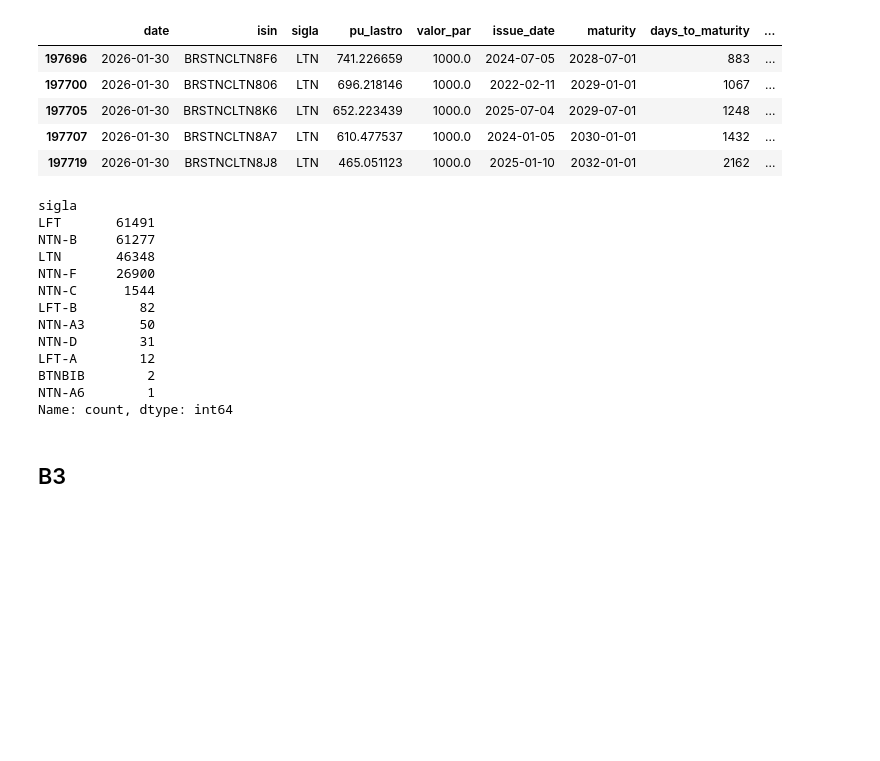
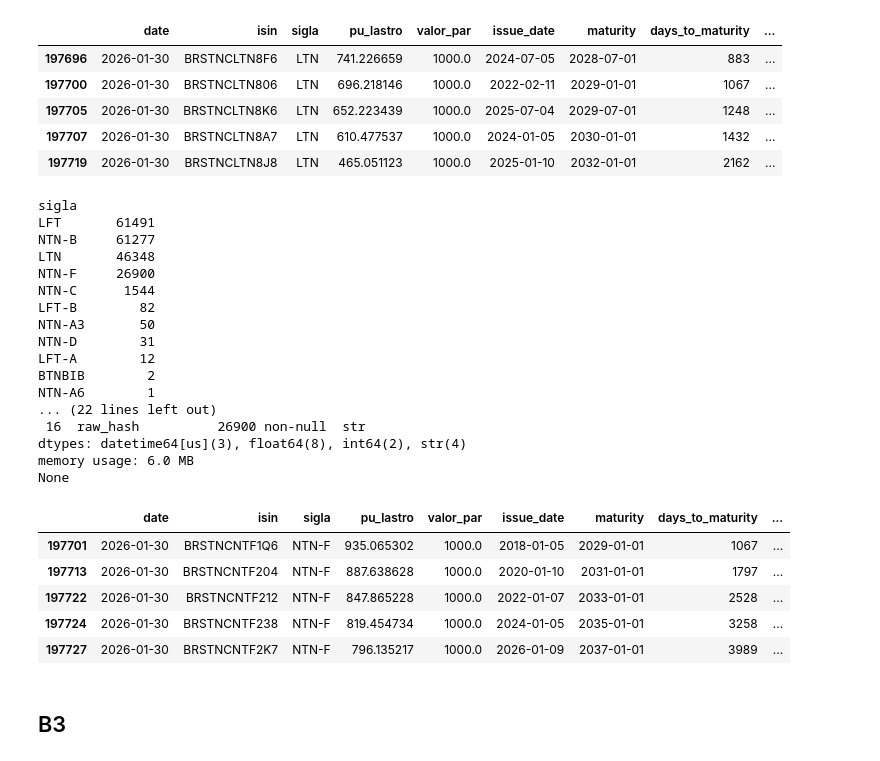
Before and after one commit to JuanRocha01/ML-ETTJ26, a Jupyter notebook: study/refined.ipynb, the cells around one changed output. Saved outputs shown, nothing was run; the diff lists cells and outputs as text; code cells hidden in the pictures; blank space fills up the shorter version.

```diff
--- a/study/refined.ipynb
+++ b/study/refined.ipynb
@@ -258,21 +258,33 @@ None
 | 197707 | 2026-01-30 | BRSTNCLTN8A7 | LTN | 610.477537 | 1000.0 | 2024-01-05 | 2030-01-01 | 1432 | ... |
 | 197719 | 2026-01-30 | BRSTNCLTN8J8 | LTN | 465.051123 | 1000.0 | 2025-01-10 | 2032-01-01 | 2162 | ... |
 # %%
-demab_refined["sigla"].value_counts()
+print(demab_refined["sigla"].value_counts())
+print(demab_refined[demab_refined["sigla"]=="NTN-F"].info())
+demab_refined[demab_refined["sigla"]=="NTN-F"].tail()
 # %% [output]
 sigla
 LFT       61491
 NTN-B     61277
 LTN       46348
 NTN-F     26900
 NTN-C      1544
 LFT-B        82
 NTN-A3       50
 NTN-D        31
 LFT-A        12
 BTNBIB        2
 NTN-A6        1
-Name: count, dtype: int64
+... (22 lines left out)
+ 16  raw_hash          26900 non-null  str
+dtypes: datetime64[us](3), float64(8), int64(2), str(4)
+memory usage: 6.0 MB
+None
+|  | date | isin | sigla | pu_lastro | valor_par | issue_date | maturity | days_to_maturity | ... |
+| 197701 | 2026-01-30 | BRSTNCNTF1Q6 | NTN-F | 935.065302 | 1000.0 | 2018-01-05 | 2029-01-01 | 1067 | ... |
+| 197713 | 2026-01-30 | BRSTNCNTF204 | NTN-F | 887.638628 | 1000.0 | 2020-01-10 | 2031-01-01 | 1797 | ... |
+| 197722 | 2026-01-30 | BRSTNCNTF212 | NTN-F | 847.865228 | 1000.0 | 2022-01-07 | 2033-01-01 | 2528 | ... |
+| 197724 | 2026-01-30 | BRSTNCNTF238 | NTN-F | 819.454734 | 1000.0 | 2024-01-05 | 2035-01-01 | 3258 | ... |
+| 197727 | 2026-01-30 | BRSTNCNTF2K7 | NTN-F | 796.135217 | 1000.0 | 2026-01-09 | 2037-01-01 | 3989 | ... |
 # %% [markdown]
 ## B3
 # %% [markdown]
```
Also changed, not shown: 13 other files.
